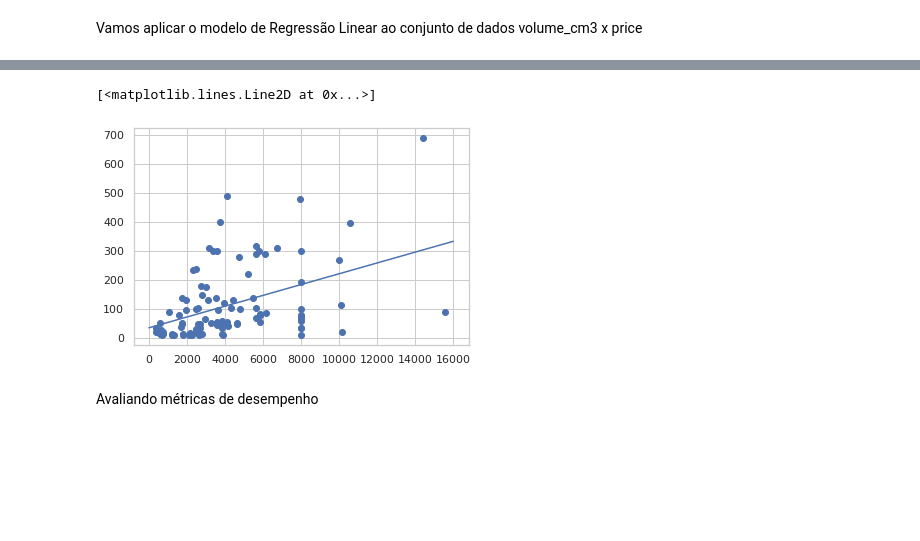
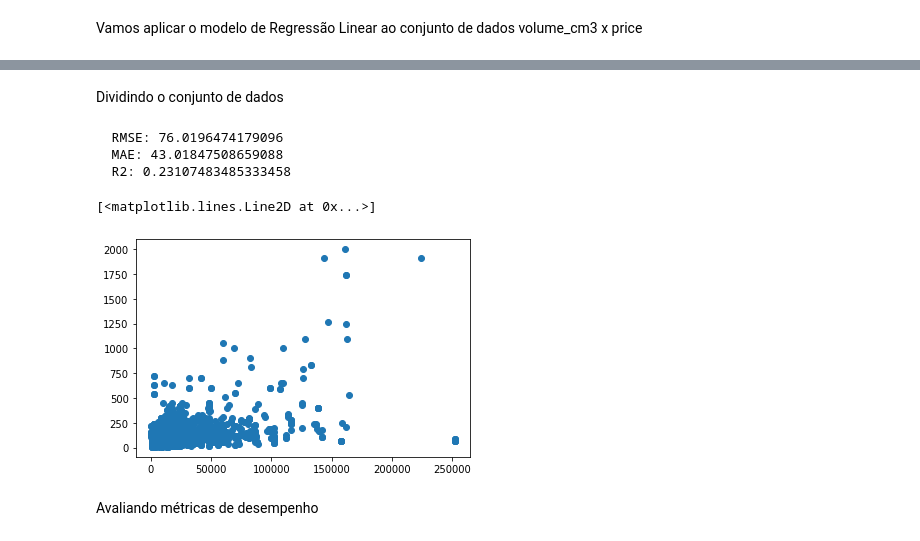
Before and after one commit to AdsonRamos/if697-2020.2, a Jupyter notebook: Projeto_2_Ciência_de_dados_IF697.ipynb, the cells around one changed output, grey strips where cells are left out. Cells and saved outputs as stored; diff of their text form; code cells hidden in the pictures; blank space fills up the shorter version.

```diff
--- a/Projeto_2_Ciência_de_dados_IF697.ipynb
+++ b/Projeto_2_Ciência_de_dados_IF697.ipynb
@@ -159,0 +195,2 @@ perfumery.head()
+# %%
+household = df[df['product_category_name'] == 'cama_mesa_banho']
@@ -159,0 +215,25 @@ perfumery.head()
+# %%
+household = household.drop(
+    [
+        'product_id',
+        'product_category_name',
+        'product_name_lenght',
+        'product_description_lenght',
+        'product_length_cm',
+        'product_height_cm',
+        'product_width_cm',
+        'seller_id',
+        'order_id',
+        'order_item_id',
+        'shipping_limit_date',
+        'freight_value',
+        'customer_id',
+        'order_status',
+        'order_purchase_timestamp',
+        'order_approved_at',
+        'order_delivered_carrier_date',
+        'order_delivered_customer_date',
+        'order_estimated_delivery_date'
+    ],
+    axis=1
+)
@@ -160 +275,12 @@ perfumery.head()
+# %%
+household = household.drop(
+    [
+        'month',
+        'day',
+        'quarter',
+        'week',
+        'dayofweek',
+    ],
+    axis=1
+)
 # %% [markdown]
@@ -183,0 +358,2 @@ Vamos aplicar o modelo de Regressão Linear ao conjunto de dados volume_cm3 x pr
+# %% [markdown]
+Dividindo o conjunto de dados
@@ -184,17 +369,44 @@ Vamos aplicar o modelo de Regressão Linear ao conjunto de dados volume_cm3 x pr
+# %%
+with mlflow.start_run(run_name="LR"):
+    model = LinearRegression(fit_intercept=True)
+    model.fit(train_x.values.reshape(-1, 1), train_y.values.reshape(-1, 1))
+
+    predicted = model.predict(test_x.values.reshape(-1, 1))
+
+    (rmse, mae, r2) = eval_metrics(test_y, predicted)
+
+    print("  RMSE: %s" % rmse)
+    print("  MAE: %s" % mae)
+    print("  R2: %s" % r2)
+
+    mlflow.log_metric("rmse", rmse)
+    mlflow.log_metric("r2", r2)
+    mlflow.log_metric("mae", mae)
+
+    tracking_url_type_store = urlparse(mlflow.get_tracking_uri()).scheme
+
+    if tracking_url_type_store != "file":
+        mlflow.sklearn.log_model(model, "LR", registered_model_name="LRPriceModel")
+    else:
+        mlflow.sklearn.log_model(model, "LR")
+# %% [output]
+  RMSE: 76.0196474179096
+  MAE: 43.01847508659088
+  R2: 0.23107483485333458
 # %%
-from sklearn.linear_model import LinearRegression
+
 model = LinearRegression(fit_intercept=True)
 
-model.fit(perfumery['volume_cm3'].values.reshape(-1, 1), perfumery['price'].values.reshape(-1, 1))
+model.fit(household['volume_cm3'].values.reshape(-1, 1), household['price'].values.reshape(-1, 1))
 
 xfit = np.linspace(0, 16000, 4000)
 yfit = model.predict(xfit[:, np.newaxis])
 
-plt.scatter(perfumery['volume_cm3'], perfumery['price'])
+plt.scatter(household['volume_cm3'], household['price'])
 plt.plot(xfit, yfit)
 # %% [output]
 [<matplotlib.lines.Line2D at 0x...>]
-[figure, old version]
+[figure, new version]
 # %% [markdown]
 Avaliando métricas de desempenho
 # %%
```
Also changed, not shown: parts of 79 cells of this notebook.
